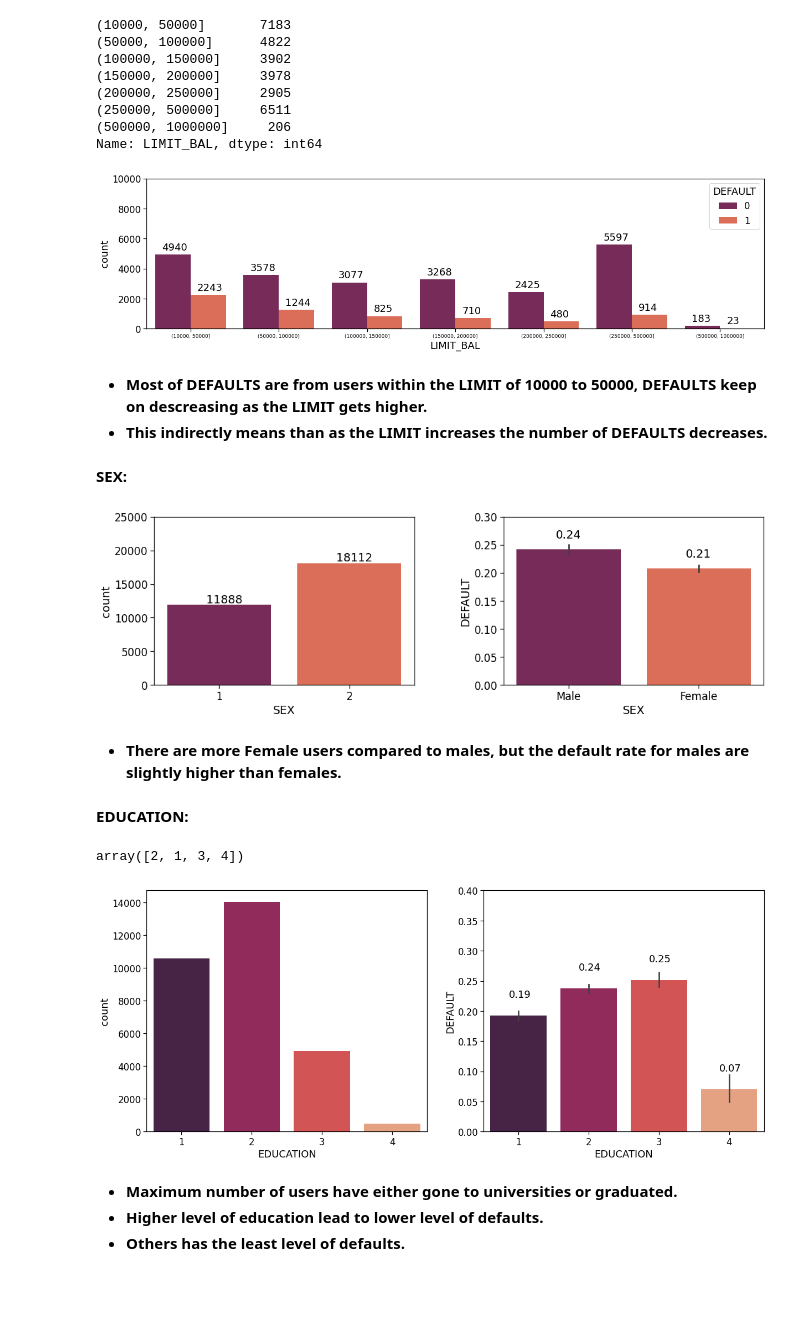
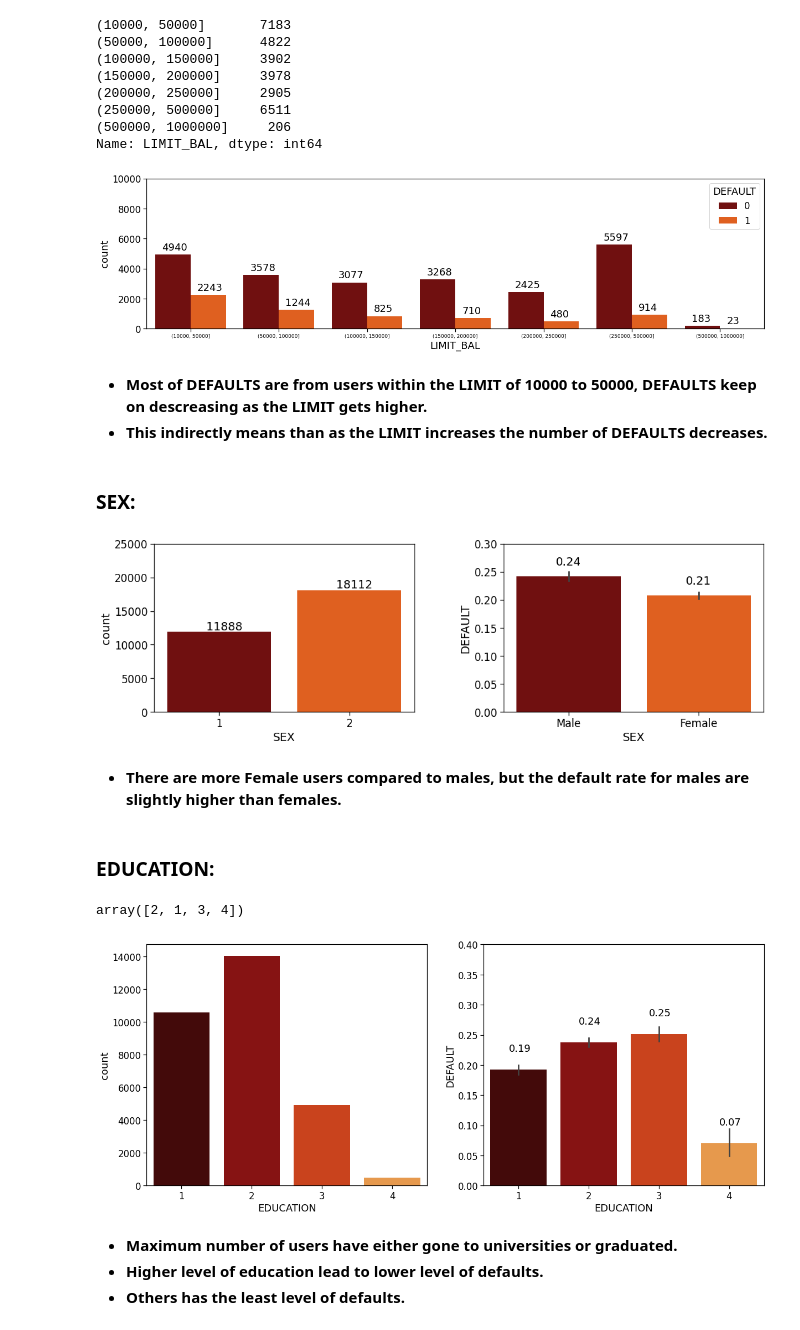
Before and after one commit to anishjohnson/Credit_Card_Default_Prediction, a Jupyter notebook: Credit_Card_Default_Prediction_.ipynb, the cells around one changed output. Drawn from its saved outputs; the diff is of its cells as text; code cells hidden in the pictures; blank space fills up the shorter version.

```diff
--- a/Credit_Card_Default_Prediction_.ipynb
+++ b/Credit_Card_Default_Prediction_.ipynb
@@ -262,7 +262,7 @@ Name: LIMIT_BAL, dtype: int64
 # %%
 # Plot it.
 plt.figure(figsize=(20,5))
-limit_bal = sns.countplot(data=credit_df, x=limit_bin, hue='DEFAULT', palette = 'rocket')
+limit_bal = sns.countplot(data=credit_df, x=limit_bin, hue='DEFAULT', palette = 'gist_heat')
 plt.ylim(0,10000)
 limit_bal.tick_params(axis="x", labelsize= 9)
 
@@ -270,45 +270,45 @@ for p in limit_bal.patches:
     limit_bal.annotate((p.get_height()), (p.get_x()+0.075, p.get_height()+300))
 plt.show()
 # %% [output]
-[figure, old version]
+[figure, new version]
 # %% [markdown]
 * **Most of DEFAULTS are from users within the LIMIT of 10000 to 50000, DEFAULTS keep on descreasing as the LIMIT gets higher.**
 * **This indirectly means than as the LIMIT increases the number of DEFAULTS decreases.**
 # %% [markdown]
-**SEX:**
+### **SEX:**
 # %%
 # SEX.
 fig,(ax1, ax2) = plt.subplots(1,2, figsize=(15,5))
-sex = sns.countplot(credit_df.SEX, palette = 'rocket', ax=ax1)
+sex = sns.countplot(credit_df.SEX, palette = 'gist_heat', ax=ax1)
 for p in sex.patches:
   sex.annotate((p.get_height()), (p.get_x()+0.30, p.get_height()+250))
 sex.set_ylim(0,25000)
 plt.xticks([0,1], ['Male', 'Female'])
 
 # SEX vs DEFAULT.
-sex2 = sns.barplot(data = credit_df, x='SEX', y='DEFAULT', palette = 'rocket', ax=ax2)
+sex2 = sns.barplot(data = credit_df, x='SEX', y='DEFAULT', palette = 'gist_heat', ax=ax2)
 for p in sex2.patches:
   sex2.annotate("%.2f" %(p.get_height()), (p.get_x()+0.30, p.get_height()+0.02))
 sex2.set_ylim(0,0.30)
 plt.xticks([0,1], ['Male', 'Female'])
 fig.tight_layout(w_pad=4)
 plt.show()
 # %% [output]
-[figure, old version]
+[figure, new version]
 # %% [markdown]
 * **There are more Female users compared to males, but the default rate for males are slightly higher than females.**
 # %% [markdown]
-**EDUCATION:**
+### **EDUCATION:**
 # %%
 credit_df.EDUCATION.unique()
 # %% [output]
 array([2, 1, 3, 4])
 # %%
 fig, (ax1, ax2) = plt.subplots(1,2, figsize=(20,8))
-edu0 = sns.countplot(credit_df.EDUCATION, ax=ax1, palette='rocket')
+edu0 = sns.countplot(credit_df.EDUCATION, ax=ax1, palette='gist_heat')
 
 
-edu = sns.barplot(data=credit_df, x='EDUCATION', y='DEFAULT', palette = 'rocket', ax=ax2)
+edu = sns.barplot(data=credit_df, x='EDUCATION', y='DEFAULT', palette = 'gist_heat', ax=ax2)
 
 edu.set_ylim(0, 0.4)
 for p in edu.patches:
@@ -317,7 +317,7 @@ for p in edu.patches:
 edu.set_xticks([0,1,2,3], ['Graduate School', 'University', 'High School', 'others'])
 plt.show()
 # %% [output]
-[figure, old version]
+[figure, new version]
 # %% [markdown]
 * **Maximum number of users have either gone to universities or graduated.**
 * **Higher level of education lead to lower level of defaults.**
```
Also changed, not shown: parts of 15 cells of this notebook.
